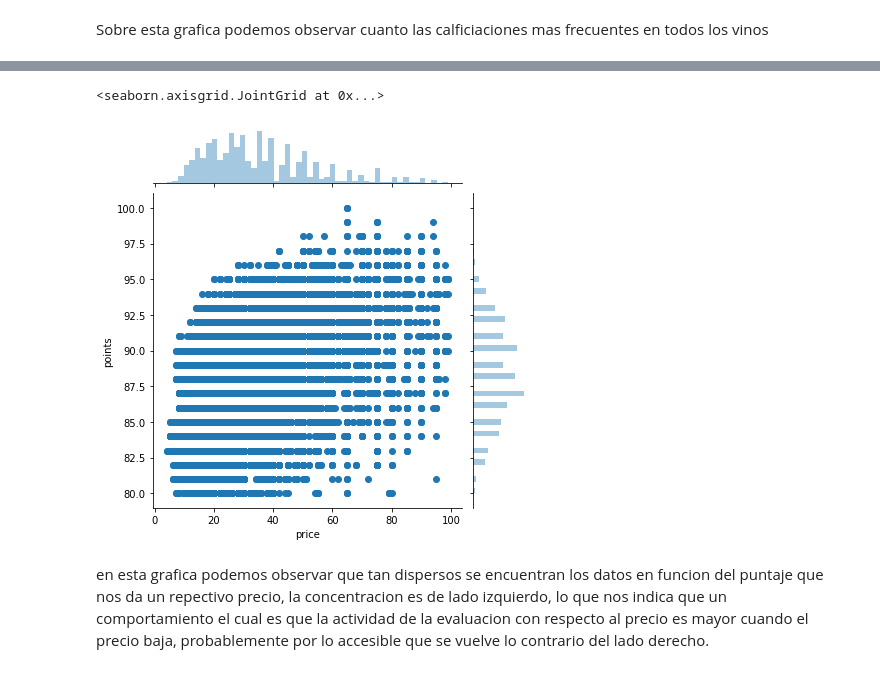
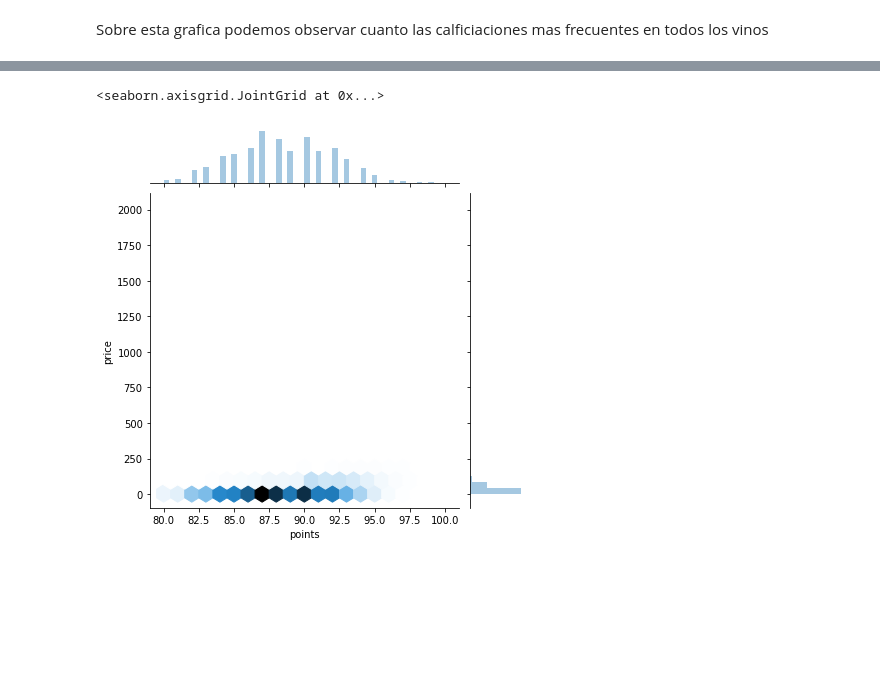
Before and after one commit to ryangzz/Mineria_de_datos, a Jupyter notebook: practica2.ipynb, the cells around one changed output, grey strips where cells are left out. Drawn from its saved outputs; the diff is of its cells as text; code cells hidden in the pictures; blank space fills up the shorter version.

```diff
--- a/practica2.ipynb
+++ b/practica2.ipynb
@@ -165,7 +166,6 @@ Sobre esta grafica podemos observar cuanto las calficiaciones mas frecuentes en
 # %%
-sn.jointplot(x='price', y='points', data=df[df['price'] < 100])
+sn.jointplot(x='points', y='price', data=df[df['country'] == 'US'], kind='hex',
+              gridsize=20)
 # %% [output]
 <seaborn.axisgrid.JointGrid at 0x...>
-[figure, old version]
+[figure, new version]
-# %% [markdown]
-en esta grafica podemos observar que tan dispersos se encuentran los datos en funcion del puntaje que nos da un repectivo precio, la concentracion es de lado izquierdo, lo que nos indica que un comportamiento el cual es que la actividad de la evaluacion con respecto al precio es mayor cuando el precio baja, probablemente por lo accesible que se vuelve lo contrario del lado derecho.
```
Also changed, not shown: parts of 18 cells of this notebook.
